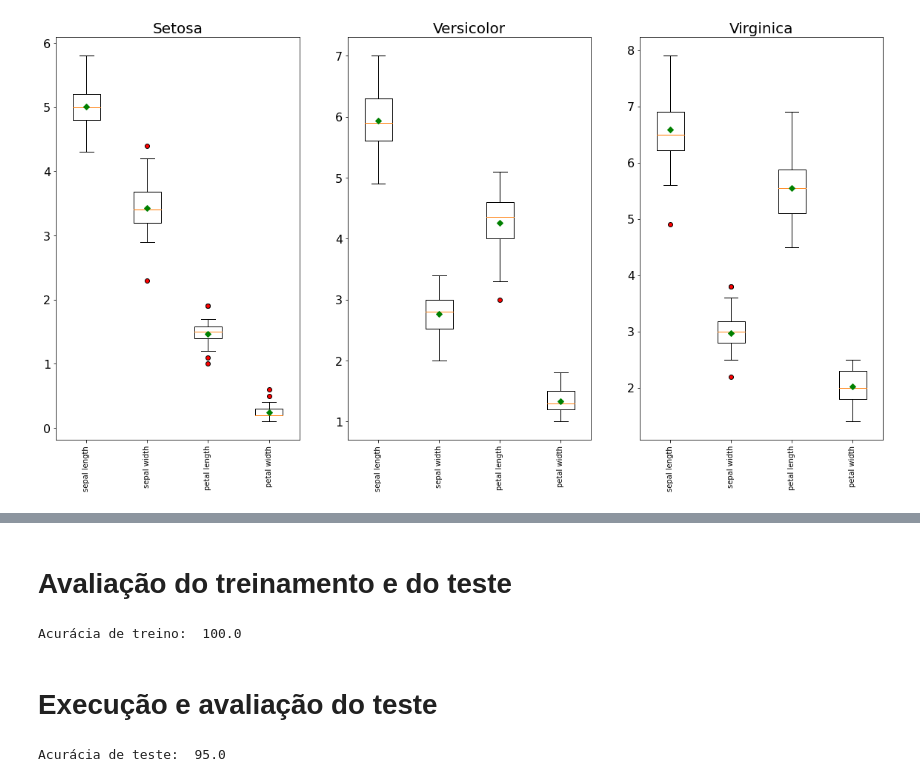
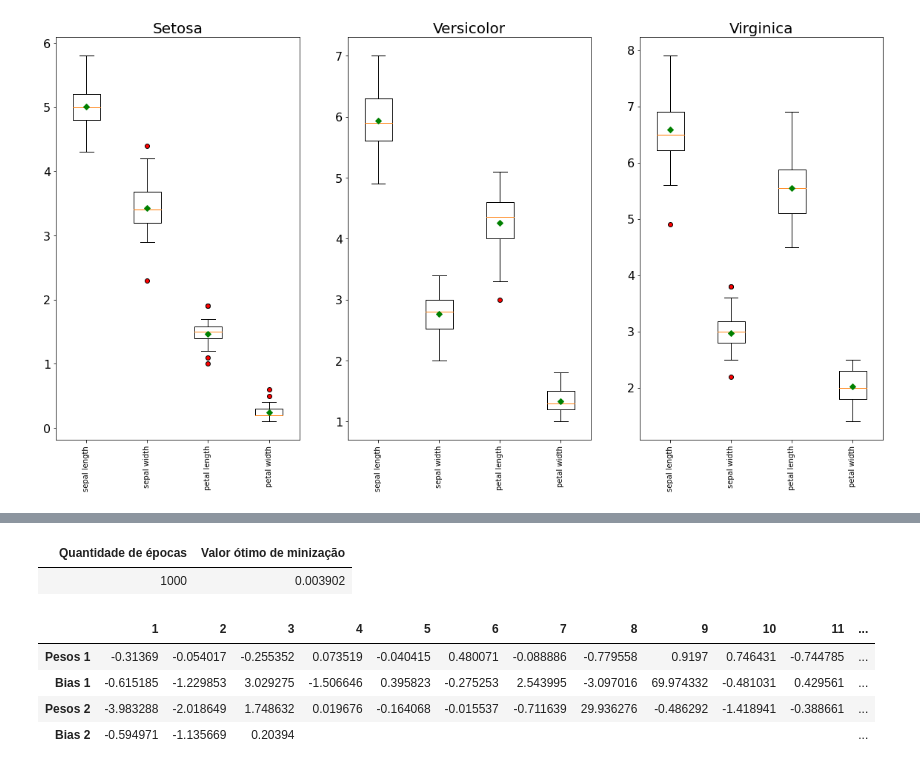
Before and after one commit to abner-lucas/PSO-Hyperparameter-Optimization-Classification, a Jupyter notebook: feedfoward_iris_pso.ipynb, the cells around one changed output, grey strips where cells are left out. Cells and saved outputs as stored; diff of their text form; code cells hidden in the pictures.

```diff
--- a/feedfoward_iris_pso.ipynb
+++ b/feedfoward_iris_pso.ipynb
@@ -47,9 +55,9 @@ Com o boxplot podemos observar que, apesar das amostras da espécie Iris Setosa
 import matplotlib.pyplot as plt
 
 # Transformando as amostras em dataframe
-df1 = pd.DataFrame(amostras[0:50], columns=[dataset.feature_names])
-df2 = pd.DataFrame(amostras[50:100], columns=[dataset.feature_names])
-df3 = pd.DataFrame(amostras[100:150], columns=[dataset.feature_names])
+df1 = pd.DataFrame(x_amostras[0:50], columns=[dataset.feature_names])
+df2 = pd.DataFrame(x_amostras[50:100], columns=[dataset.feature_names])
+df3 = pd.DataFrame(x_amostras[100:150], columns=[dataset.feature_names])
 
 # Visualizando estatística das features por espécie com boxplot
 red_circle = dict(markerfacecolor='red', marker='o')
@@ -125,13 +185,0 @@ def funcao_obj(enxame):
-# %%
-import pyswarms as ps
-
-# Definindo fator de aceleração 1 e 2 e peso de inércia para o PSO
-parametrosPSO = {'c1': 0.5, 'c2': 0.3, 'w':0.9}
-dimensoes = (n_entrada * n_oculta) + (n_oculta * n_saida) + n_oculta + n_saida
-n_particulas = 100
-
-# Iniciando PSO
-otimizacao = ps.single.GlobalBestPSO(n_particles=n_particulas, dimensions=dimensoes, options=parametrosPSO)
-
-# Realizando treinamento/otimização
-custo, posicao = otimizacao.optimize(funcao_obj, iters=1000, verbose=False)
@@ -170,18 +186,28 @@ Bias otimizados da camada de saída:
-# %% [markdown]
-# Avaliação do treinamento e do teste
-# %%
-# Acurácia do treino
-print("Acurácia de treino: ", (np.mean(avaliacao(posicao) == y_desejado) * 100))
-# %% [output]
-Acurácia de treino:  100.0
-# %% [markdown]
-# Execução e avaliação do teste
-# %%
-# Guardando dados de entrada e as saídas desejadas para cada amostra de teste
-amostras = dataset.data[130:]
-y_desejado = dataset.target[130:]
-
-# Acurácia do teste
-print("Acurácia de teste: ", (np.mean(avaliacao(posicao) == y_desejado) * 100))
-# %% [output]
-Acurácia de teste:  95.0
+# %%
+# Resultados do treinamento - melhor custo global
+df_custo = pd.DataFrame([[n_epocas, custo]], columns=['Quantidade de épocas','Valor ótimo de minização'], index=[''])
+display(df_custo)
+# %% [output]
+|  | Quantidade de épocas | Valor ótimo de minização |
+|  | 1000 | 0.003902 |
+# %%
+# Resultado do treinamento - melhor posição/particula global
+n_p1 = n_entrada * n_oculta
+n_b1 = n_oculta
+n_p2 = n_oculta * n_saida
+n_b2 = n_saida
+
+df = pd.DataFrame(posicao[:n_p1], columns=['Pesos 1'])
+df['Bias 1'] = pd.Series(posicao[n_p1:n_p1+n_b1])
+df['Pesos 2'] = pd.Series(posicao[n_p1+n_b1:n_p1+n_b1+n_p2])
+df['Bias 2'] = pd.Series(posicao[n_p1+n_b1+n_p2:])
+df.fillna('', inplace=True)
+df.index = np.arange(1, len(df)+1)
+pd.set_option("display.max_columns", None)
+display(df.transpose())
+# %% [output]
+|  | 1 | 2 | 3 | 4 | 5 | 6 | 7 | 8 | 9 | 10 | 11 | ... |
+| Pesos 1 | -0.31369 | -0.054017 | -0.255352 | 0.073519 | -0.040415 | 0.480071 | -0.088886 | -0.779558 | 0.9197 | 0.746431 | -0.744785 | ... |
+| Bias 1 | -0.615185 | -1.229853 | 3.029275 | -1.506646 | 0.395823 | -0.275253 | 2.543995 | -3.097016 | 69.974332 | -0.481031 | 0.429561 | ... |
+| Pesos 2 | -3.983288 | -2.018649 | 1.748632 | 0.019676 | -0.164068 | -0.015537 | -0.711639 | 29.936276 | -0.486292 | -1.418941 | -0.388661 | ... |
+| Bias 2 | -0.594971 | -1.135669 | 0.20394 |  |  |  |  |  |  |  |  | ... |
```
Also changed, not shown: parts of 20 cells of this notebook, 1 other file.
